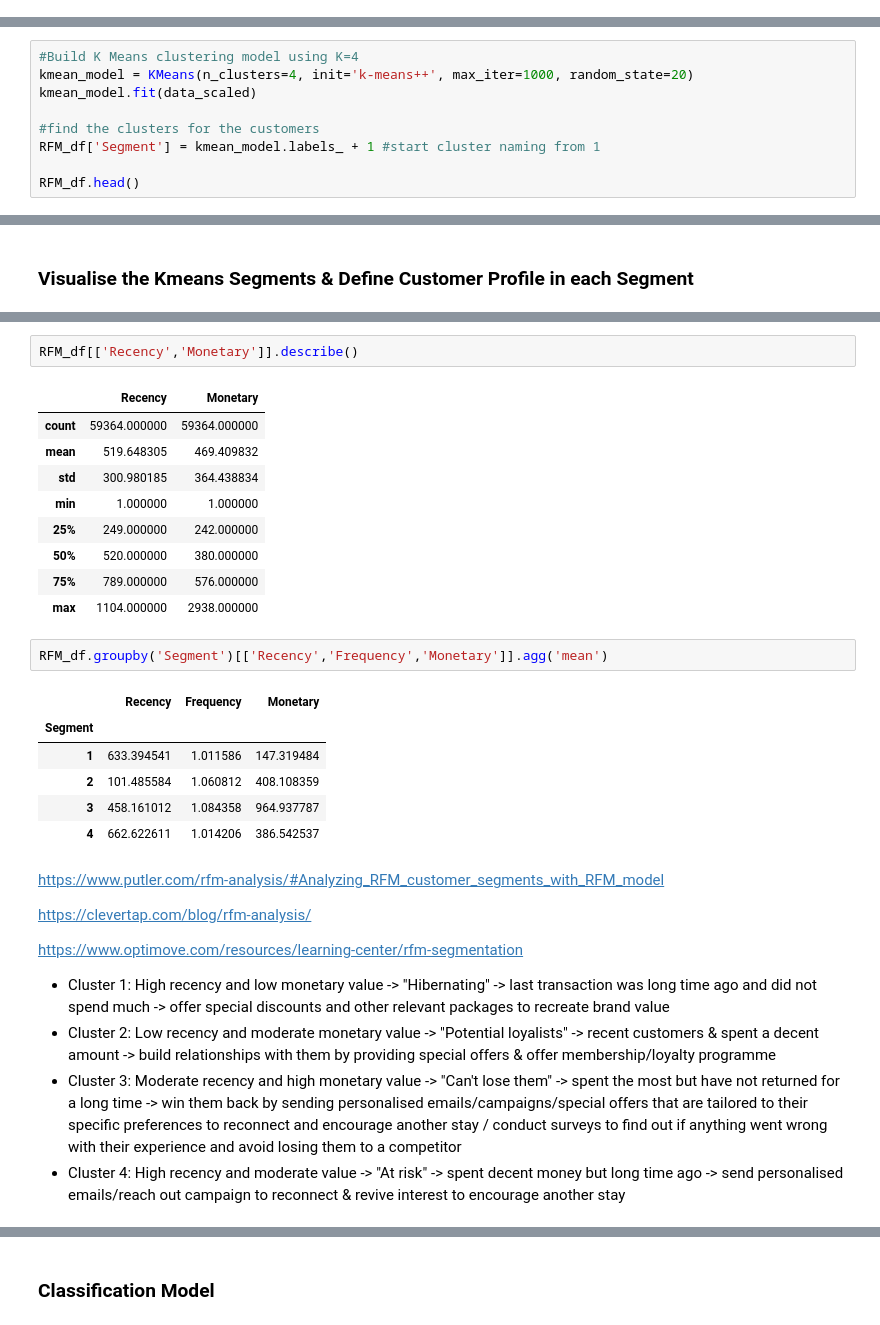
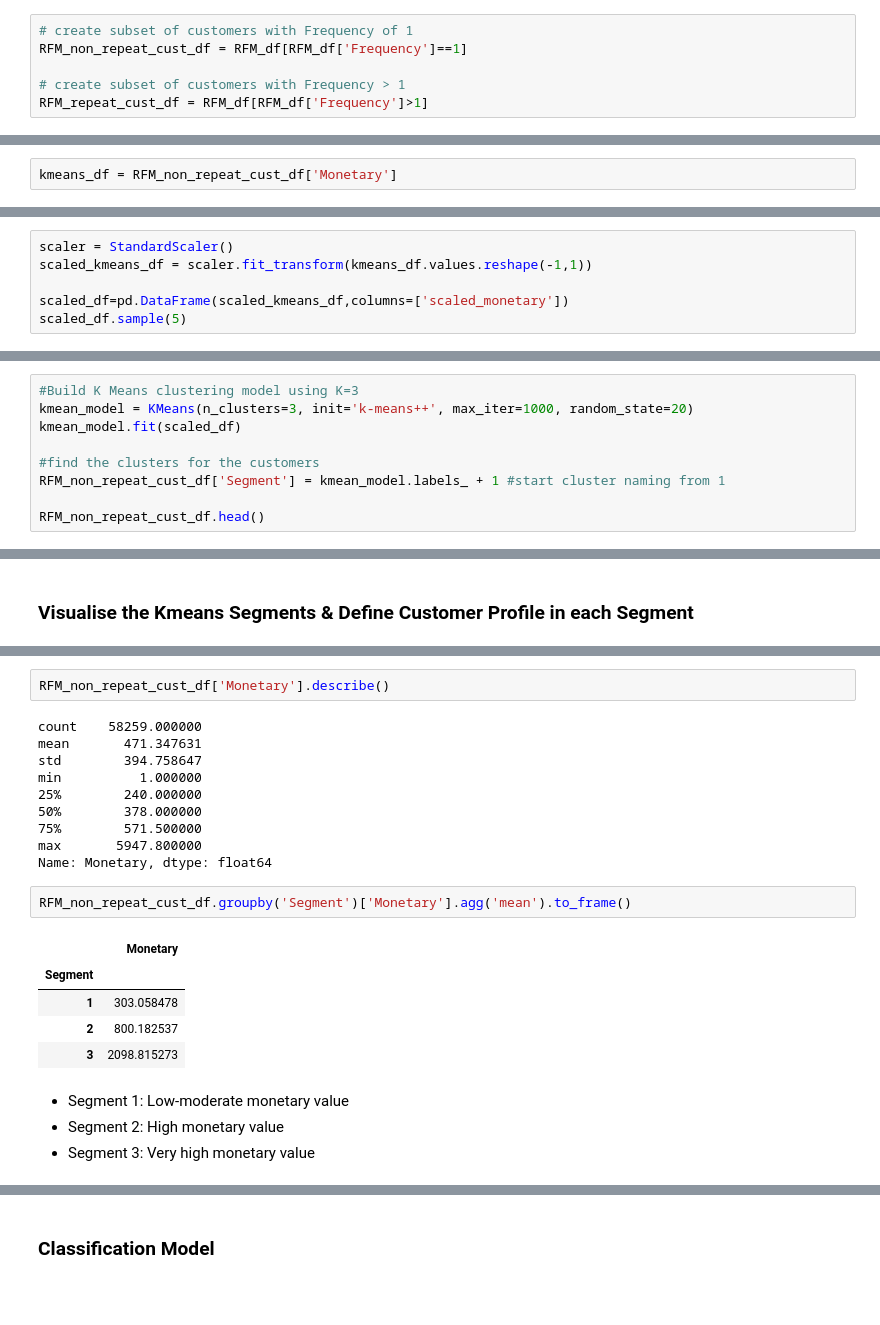
Before and after one commit to Buwoo/BT4211_Hotel, a Jupyter notebook: Hotel_Segmentation.ipynb, the cells around one changed output, grey strips where cells are left out. Cells and saved outputs as stored; diff of their text form; blank space fills up the shorter version.

```diff
--- a/Hotel_Segmentation.ipynb
+++ b/Hotel_Segmentation.ipynb
@@ -254,0 +196,6 @@ for i,j in enumerate(columns):
+# %%
+# create subset of customers with Frequency of 1
+RFM_non_repeat_cust_df = RFM_df[RFM_df['Frequency']==1]
+
+# create subset of customers with Frequency > 1
+RFM_repeat_cust_df = RFM_df[RFM_df['Frequency']>1]
@@ -255,2 +232,4 @@ for i,j in enumerate(columns):
+# %%
+kmeans_df = RFM_non_repeat_cust_df['Monetary']
 # %% [markdown]
 ### Standardise the data
@@ -261,0 +236,6 @@ data_scaled=pd.DataFrame(scaled_rfm,columns=scaler.get_feature_names_out())
+# %%
+scaler = StandardScaler()
+scaled_kmeans_df = scaler.fit_transform(kmeans_df.values.reshape(-1,1))
+
+scaled_df=pd.DataFrame(scaled_kmeans_df,columns=['scaled_monetary'])
+scaled_df.sample(5)
@@ -283,11 +270,11 @@ plt.show()
 # %%
-#Build K Means clustering model using K=4
-kmean_model = KMeans(n_clusters=4, init='k-means++', max_iter=1000, random_state=20)
-kmean_model.fit(data_scaled)
+#Build K Means clustering model using K=3
+kmean_model = KMeans(n_clusters=3, init='k-means++', max_iter=1000, random_state=20)
+kmean_model.fit(scaled_df)
 
 #find the clusters for the customers
-RFM_df['Segment'] = kmean_model.labels_ + 1 #start cluster naming from 1
+RFM_non_repeat_cust_df['Segment'] = kmean_model.labels_ + 1 #start cluster naming from 1
 
-RFM_df.head()
+RFM_non_repeat_cust_df.head()
 # %% [output]
 |  | ID | Recency | Frequency | Monetary | Segment |
@@ -330,32 +315,24 @@ plt.show()
 # %%
-RFM_df[['Recency','Monetary']].describe()
+RFM_non_repeat_cust_df['Monetary'].describe()
 # %% [output]
-|  | Recency | Monetary |
-| count | 59364.000000 | 59364.000000 |
-| mean | 519.648305 | 469.409832 |
-| std | 300.980185 | 364.438834 |
-| min | 1.000000 | 1.000000 |
-| 25% | 249.000000 | 242.000000 |
-| 50% | 520.000000 | 380.000000 |
-| 75% | 789.000000 | 576.000000 |
-| max | 1104.000000 | 2938.000000 |
+count    58259.000000
+mean       471.347631
+std        394.758647
+min          1.000000
+25%        240.000000
+50%        378.000000
+75%        571.500000
+max       5947.800000
+Name: Monetary, dtype: float64
 # %%
-RFM_df.groupby('Segment')[['Recency','Frequency','Monetary']].agg('mean')
+RFM_non_repeat_cust_df.groupby('Segment')['Monetary'].agg('mean').to_frame()
 # %% [output]
-|  | Recency | Frequency | Monetary |
-| Segment |  |  |  |
-| 1 | 633.394541 | 1.011586 | 147.319484 |
-| 2 | 101.485584 | 1.060812 | 408.108359 |
-| 3 | 458.161012 | 1.084358 | 964.937787 |
-| 4 | 662.622611 | 1.014206 | 386.542537 |
+|  | Monetary |
+| Segment |  |
+| 1 | 303.058478 |
+| 2 | 800.182537 |
+| 3 | 2098.815273 |
-# %% [markdown]
-https://www.putler.com/rfm-analysis/#Analyzing_RFM_customer_segments_with_RFM_model
-
-https://clevertap.com/blog/rfm-analysis/
-
-https://www.optimove.com/resources/learning-center/rfm-segmentation
-
-- Cluster 1: High recency and low monetary value -> "Hibernating" -> last transaction was long time ago and did not spend much -> offer special discounts and other relevant packages to recreate brand value
-- Cluster 2: Low recency and moderate monetary value -> "Potential loyalists" -> recent customers & spent a decent amount -> build relationships with them by providing special offers & offer membership/loyalty programme
-- Cluster 3: Moderate recency and high monetary value -> "Can't lose them" -> spent the most but have not returned for a long time -> win them back by sending personalised emails/campaigns/special offers that are tailored to their specific preferences to reconnect and encourage another stay / conduct surveys to find out if anything went wrong with their experience and avoid losing them to a competitor
-- Cluster 4: High recency and moderate value -> "At risk" -> spent decent money but long time ago -> send personalised emails/reach out campaign to reconnect & revive interest to encourage another stay
+# %% [markdown]
+- Segment 1: Low-moderate monetary value
+- Segment 2: High monetary value
+- Segment 3: Very high monetary value
```
Also changed, not shown: parts of 42 cells of this notebook, 1 other file.
